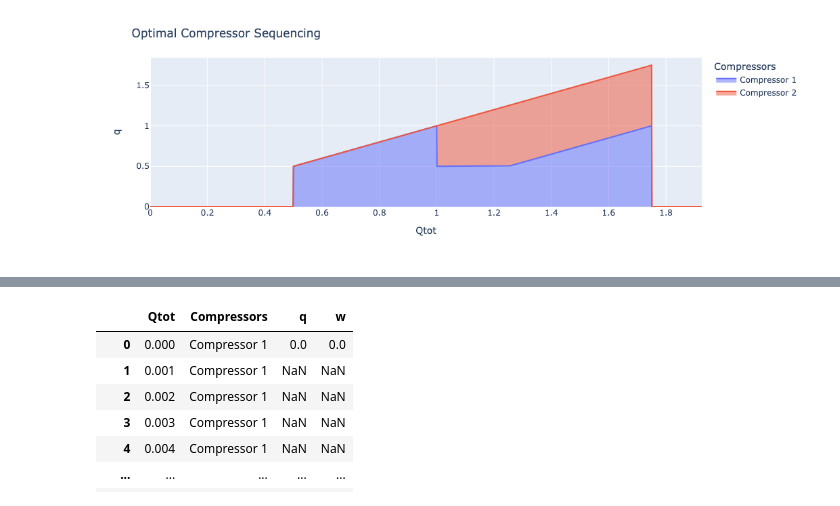
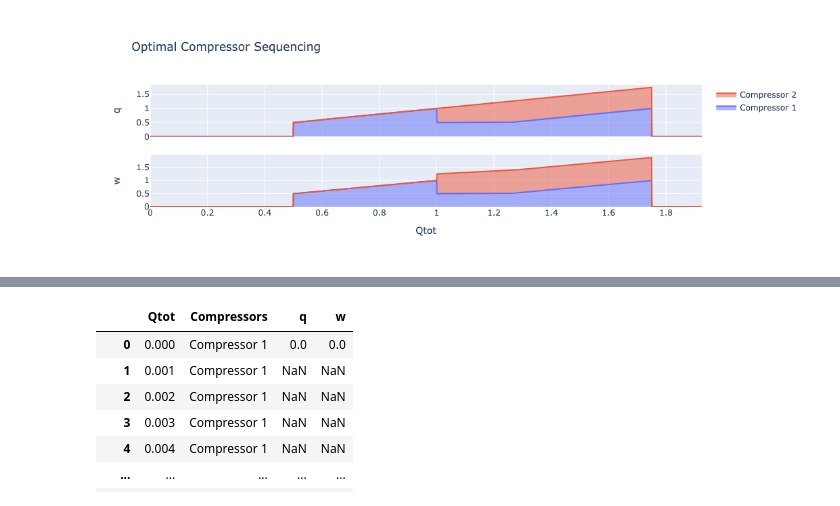
Before and after one commit to danielkwalsh/cosmic, a Jupyter notebook: cosmic-lab.ipynb, the cells around one changed output, grey strips where cells are left out. Drawn from its saved outputs; the diff is of its cells as text; code cells hidden in the pictures.

Commit message:
Added compressor power as a separate subplot in addition to compressor q.

```diff
--- a/cosmic-lab.ipynb
+++ b/cosmic-lab.ipynb
@@ -30,28 +30,19 @@ for Qtot in np.arange(0,Qmax_plot,0.001):
 # %%
 import plotly.graph_objs as go
 from plotly.subplots import make_subplots
 import pandas as pd
 
-df_Q = df[['Qtot', *[f'{c}: q' for c in comp_names]]].copy()
-df_Q.rename(columns={f'{c}: q': c for c in comp_names}, inplace=True)
-df_W = df[['Qtot', *[f'{c}: w' for c in comp_names]]].copy()
-df_W.rename(columns={f'{c}: w': c for c in comp_names}, inplace=True)
-
-#dg.rename(columns={'oldName1': 'newName1', 'oldName2': 'newName2'}, inplace=True)
-# Melt the DataFrame to create a long-form dataset
-df_Q_melted = df_Q.melt(id_vars=['Qtot'], var_name='Compressors', value_name='q')
-df_W_melted = df_W.melt(id_vars=['Qtot'], var_name='Compressors', value_name='w')
-df_melted = pd.merge(df_Q_melted, df_W_melted, on=['Qtot', 'Compressors'])
-
 # Create a stacked area chart
-fig = make_subplots(rows=2, cols=1)
-fig = px.area(df_melted, x='Qtot', y='q', color='Compressors', line_group='Compressors', hover_name='Compressors', hover_data={'q': True, 'w': True})
-
+fig = make_subplots(rows=2, cols=1, shared_xaxes=True)
+colors = px.colors.qualitative.Plotly
+for i, c in enumerate(comp_names):
+    fig.add_trace(go.Scatter(x=df['Qtot'], y=df[f'{c}: q'], stackgroup='1', name=c, line=dict(color=colors[i])), row=1, col=1)
+    fig.add_trace(go.Scatter(x=df['Qtot'], y=df[f'{c}: w'], stackgroup='1', name=c, line=dict(color=colors[i]), showlegend=False), row=2, col=1)
 # Customize the chart layout
-fig.update_layout(title='Optimal Compressor Sequencing', xaxis_title='Qtot', yaxis_title='q')
+fig.update_layout(title='Optimal Compressor Sequencing', xaxis2_title='Qtot', yaxis_title='q', yaxis2_title='w')
 
 # Display the chart
 fig.show()
 # %% [output]
-[figure, old version]
+[figure, new version]
 # %%
```
Also changed, not shown: parts of 1 cell of this notebook.
